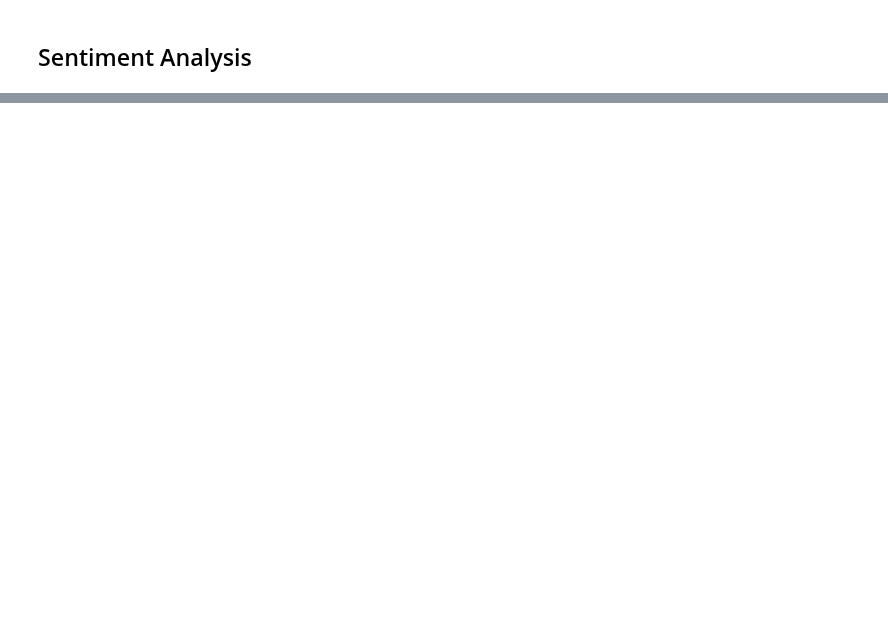
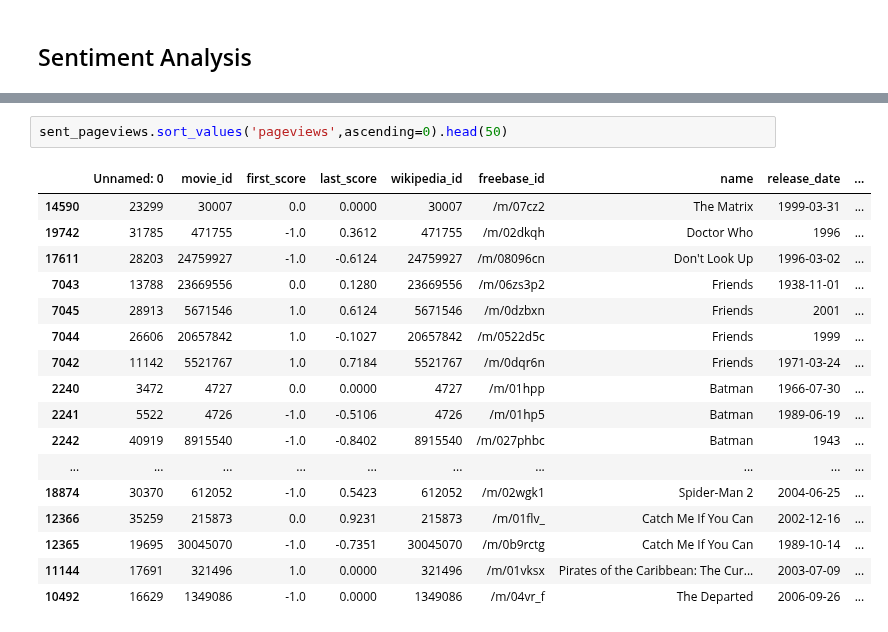
Before and after one commit to epfl-ada/ada-2022-project-theadaholics, a Jupyter notebook: summaries.ipynb, the cells around one changed output, grey strips where cells are left out. Cells and saved outputs as stored; diff of their text form; blank space fills up the shorter version.

```diff
--- a/summaries.ipynb
+++ b/summaries.ipynb
@@ -724,0 +852,20 @@ month Action wordcloud processing
+# %%
+sent_pageviews.sort_values('pageviews',ascending=0).head(50)
+# %% [output]
+|  | Unnamed: 0 | movie_id | first_score | last_score | wikipedia_id | freebase_id | name | release_date | ... |
+| 14590 | 23299 | 30007 | 0.0 | 0.0000 | 30007 | /m/07cz2 | The Matrix | 1999-03-31 | ... |
+| 19742 | 31785 | 471755 | -1.0 | 0.3612 | 471755 | /m/02dkqh | Doctor Who | 1996 | ... |
+| 17611 | 28203 | 24759927 | -1.0 | -0.6124 | 24759927 | /m/08096cn | Don't Look Up | 1996-03-02 | ... |
+| 7043 | 13788 | 23669556 | 0.0 | 0.1280 | 23669556 | /m/06zs3p2 | Friends | 1938-11-01 | ... |
+| 7045 | 28913 | 5671546 | 1.0 | 0.6124 | 5671546 | /m/0dzbxn | Friends | 2001 | ... |
+| 7044 | 26606 | 20657842 | 1.0 | -0.1027 | 20657842 | /m/0522d5c | Friends | 1999 | ... |
+| 7042 | 11142 | 5521767 | 1.0 | 0.7184 | 5521767 | /m/0dqr6n | Friends | 1971-03-24 | ... |
+| 2240 | 3472 | 4727 | 0.0 | 0.0000 | 4727 | /m/01hpp | Batman | 1966-07-30 | ... |
+| 2241 | 5522 | 4726 | -1.0 | -0.5106 | 4726 | /m/01hp5 | Batman | 1989-06-19 | ... |
+| 2242 | 40919 | 8915540 | -1.0 | -0.8402 | 8915540 | /m/027phbc | Batman | 1943 | ... |
+| ... | ... | ... | ... | ... | ... | ... | ... | ... | ... |
+| 18874 | 30370 | 612052 | -1.0 | 0.5423 | 612052 | /m/02wgk1 | Spider-Man 2 | 2004-06-25 | ... |
+| 12366 | 35259 | 215873 | 0.0 | 0.9231 | 215873 | /m/01flv_ | Catch Me If You Can | 2002-12-16 | ... |
+| 12365 | 19695 | 30045070 | -1.0 | -0.7351 | 30045070 | /m/0b9rctg | Catch Me If You Can | 1989-10-14 | ... |
+| 11144 | 17691 | 321496 | 1.0 | 0.0000 | 321496 | /m/01vksx | Pirates of the Caribbean: The Cur... | 2003-07-09 | ... |
+| 10492 | 16629 | 1349086 | -1.0 | 0.0000 | 1349086 | /m/04vr_f | The Departed | 2006-09-26 | ... |
```
Also changed, not shown: parts of 21 cells of this notebook, 9 other files.
